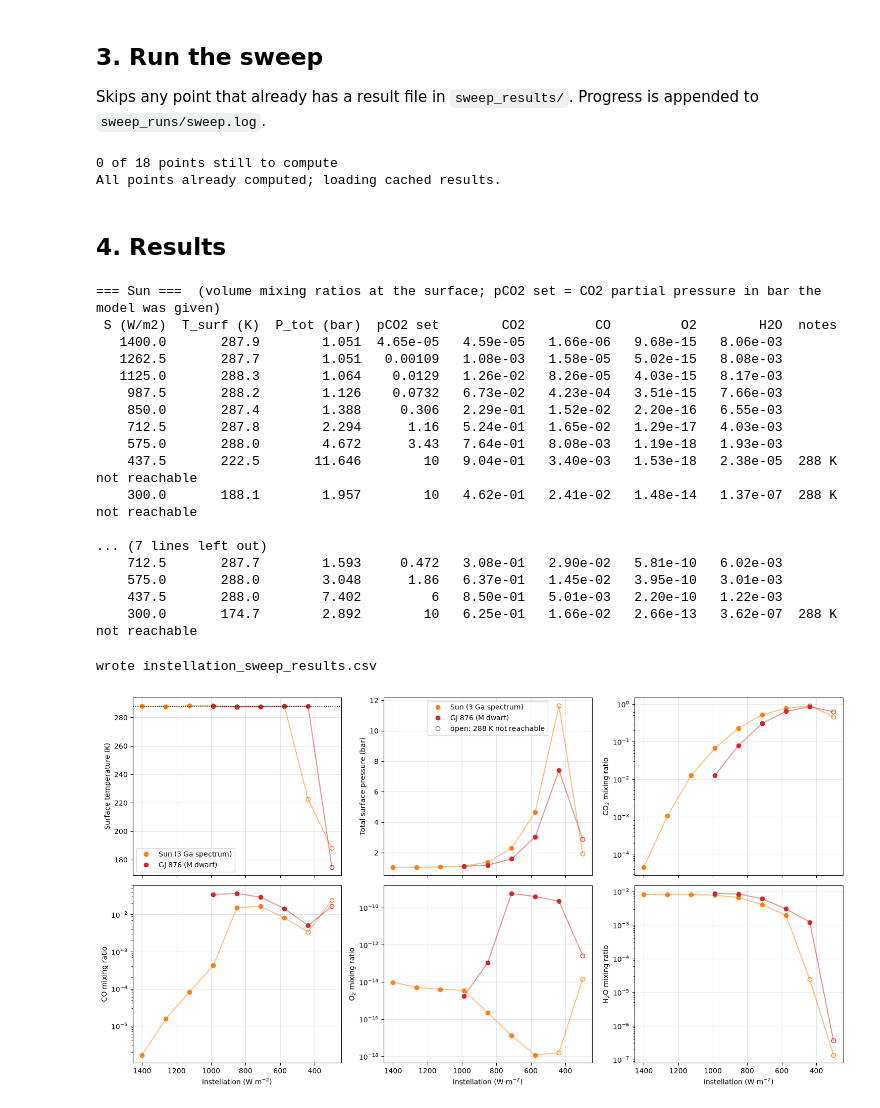
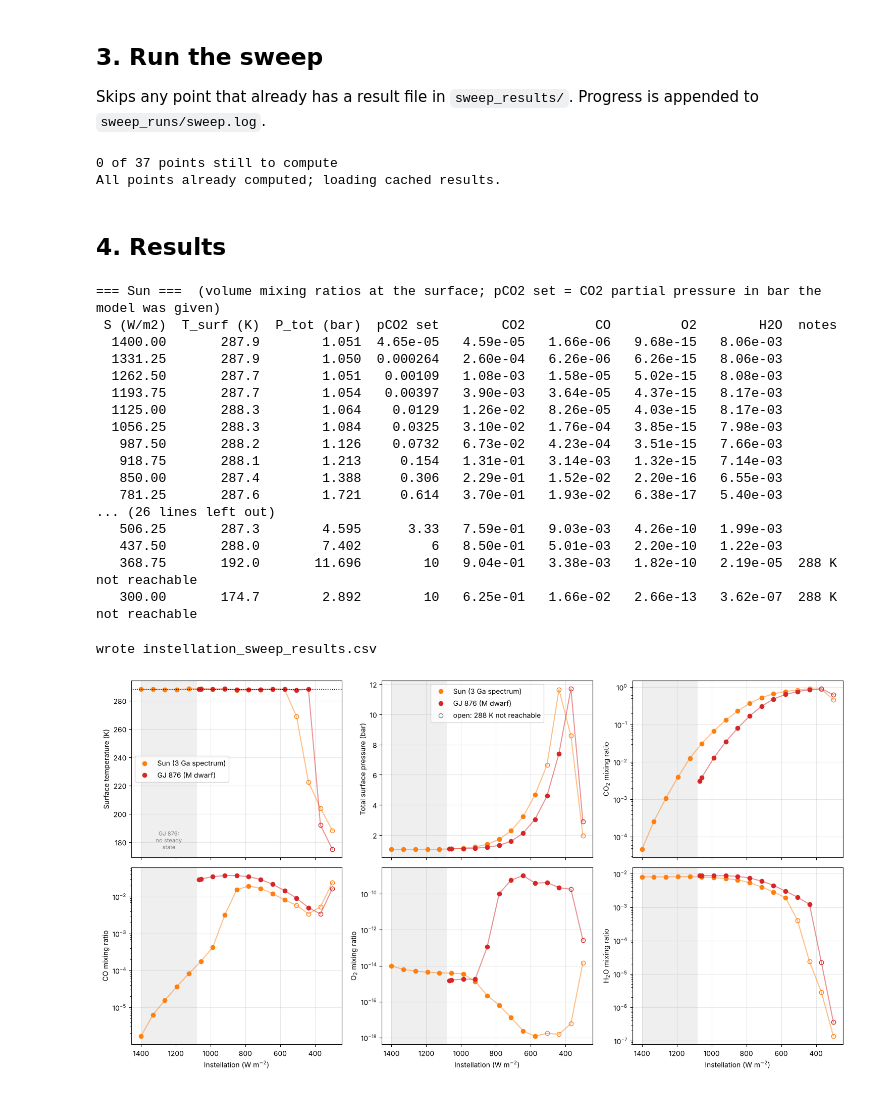
Before and after one commit to sonny-harman/hab-inhab, a Jupyter notebook: archean_instellation_sweep.ipynb, the cells around one changed output. Drawn from its saved outputs; the diff is of its cells as text; code cells hidden in the pictures.

```diff
--- a/archean_instellation_sweep.ipynb
+++ b/archean_instellation_sweep.ipynb
@@ -326,10 +330,11 @@ if "GJ876" in stars_to_run:
 
 Skips any point that already has a result file in `sweep_results/`. Progress is appended to `sweep_runs/sweep.log`.
 # %%
-jobs = [(star, float(S), workdir, results_dir) for star in stars_to_run for S in S_values
+all_points = [(star, S) for star in stars_to_run for S in S_list(star)]
+jobs = [(star, S, workdir, results_dir) for star, S in all_points
         if not os.path.exists(f"{results_dir}/{star}_S{S:.1f}.json")]
 jobs.sort(key=lambda j: -j[1])                  # high instellation (fast) first
-print(f"{len(jobs)} of {len(stars_to_run) * len(S_values)} points still to compute")
+print(f"{len(jobs)} of {len(all_points)} points still to compute")
 
 if jobs:
     t0 = time.time()
@@ -340,7 +345,7 @@ if jobs:
 else:
     print("All points already computed; loading cached results.")
 # %% [output]
-0 of 18 points still to compute
+0 of 37 points still to compute
 All points already computed; loading cached results.
 # %% [markdown]
 ## 4. Results
@@ -371,29 +376,29 @@ for star in stars_to_run:
     print(header)
     for r in results[star]:
         if runaway(r):
-            print(f"{r['S_Wm2']:9.1f} {'--':>11} {'--':>12} {r['pCO2_bar']:9.3g} {'--':>10} {'--':>10} {'--':>10} {'--':>10}  {flag(r)}")
+            print(f"{r['S_Wm2']:9.2f} {'--':>11} {'--':>12} {r['pCO2_bar']:9.3g} {'--':>10} {'--':>10} {'--':>10} {'--':>10}  {flag(r)}")
             continue
         v = r["vmr"]
-        print(f"{r['S_Wm2']:9.1f} {r['T_surf_K']:11.1f} {r['P_total_bar']:12.3f} {r['pCO2_bar']:9.3g} {v['CO2']:10.2e} "
+        print(f"{r['S_Wm2']:9.2f} {r['T_surf_K']:11.1f} {r['P_total_bar']:12.3f} {r['pCO2_bar']:9.3g} {v['CO2']:10.2e} "
               f"{v['CO']:10.2e} {v['O2']:10.2e} {v['H2O']:10.2e}  {flag(r)}")
 # %% [output]
 === Sun ===  (volume mixing ratios at the surface; pCO2 set = CO2 partial pressure in bar the model was given)
  S (W/m2)  T_surf (K)  P_tot (bar)  pCO2 set        CO2         CO         O2        H2O  notes
-   1400.0       287.9        1.051  4.65e-05   4.59e-05   1.66e-06   9.68e-15   8.06e-03
-   1262.5       287.7        1.051   0.00109   1.08e-03   1.58e-05   5.02e-15   8.08e-03
-   1125.0       288.3        1.064    0.0129   1.26e-02   8.26e-05   4.03e-15   8.17e-03
-    987.5       288.2        1.126    0.0732   6.73e-02   4.23e-04   3.51e-15   7.66e-03
-    850.0       287.4        1.388     0.306   2.29e-01   1.52e-02   2.20e-16   6.55e-03
-    712.5       287.8        2.294      1.16   5.24e-01   1.65e-02   1.29e-17   4.03e-03
-    575.0       288.0        4.672      3.43   7.64e-01   8.08e-03   1.19e-18   1.93e-03
-    437.5       222.5       11.646        10   9.04e-01   3.40e-03   1.53e-18   2.38e-05  288 K not reachable
-    300.0       188.1        1.957        10   4.62e-01   2.41e-02   1.48e-14   1.37e-07  288 K not reachable
-
-... (7 lines left out)
-    712.5       287.7        1.593     0.472   3.08e-01   2.90e-02   5.81e-10   6.02e-03
-    575.0       288.0        3.048      1.86   6.37e-01   1.45e-02   3.95e-10   3.01e-03
-    437.5       288.0        7.402         6   8.50e-01   5.01e-03   2.20e-10   1.22e-03
-    300.0       174.7        2.892        10   6.25e-01   1.66e-02   2.66e-13   3.62e-07  288 K not reachable
+  1400.00       287.9        1.051  4.65e-05   4.59e-05   1.66e-06   9.68e-15   8.06e-03
+  1331.25       287.9        1.050  0.000264   2.60e-04   6.26e-06   6.26e-15   8.06e-03
+  1262.50       287.7        1.051   0.00109   1.08e-03   1.58e-05   5.02e-15   8.08e-03
+  1193.75       287.7        1.054   0.00397   3.90e-03   3.64e-05   4.37e-15   8.17e-03
+  1125.00       288.3        1.064    0.0129   1.26e-02   8.26e-05   4.03e-15   8.17e-03
+  1056.25       288.3        1.084    0.0325   3.10e-02   1.76e-04   3.85e-15   7.98e-03
+   987.50       288.2        1.126    0.0732   6.73e-02   4.23e-04   3.51e-15   7.66e-03
+   918.75       288.1        1.213     0.154   1.31e-01   3.14e-03   1.32e-15   7.14e-03
+   850.00       287.4        1.388     0.306   2.29e-01   1.52e-02   2.20e-16   6.55e-03
+   781.25       287.6        1.721     0.614   3.70e-01   1.93e-02   6.38e-17   5.40e-03
+... (26 lines left out)
+   506.25       287.3        4.595      3.33   7.59e-01   9.03e-03   4.26e-10   1.99e-03
+   437.50       288.0        7.402         6   8.50e-01   5.01e-03   2.20e-10   1.22e-03
+   368.75       192.0       11.696        10   9.04e-01   3.38e-03   1.82e-10   2.19e-05  288 K not reachable
+   300.00       174.7        2.892        10   6.25e-01   1.66e-02   2.66e-13   3.62e-07  288 K not reachable
 # %%
 # Also save a flat table next to the notebook
 import csv
@@ -416,34 +421,43 @@ wrote instellation_sweep_results.csv
 # %%
 colors = {"Sun": "C1", "GJ876": "C3"}
 labels = {"Sun": "Sun (3 Ga spectrum)", "GJ876": "GJ 876 (M dwarf)"}
 panels = [("T_surf_K", "Surface temperature (K)", False),
           ("P_total_bar", "Total surface pressure (bar)", False),
           ("CO2", "CO$_2$ mixing ratio", True),
           ("CO", "CO mixing ratio", True),
           ("O2", "O$_2$ mixing ratio", True),
           ("H2O", "H$_2$O mixing ratio", True)]
 
 fig, axes = plt.subplots(2, 3, figsize=(15, 8), sharex=True)
 for ax, (key, ylabel, log) in zip(axes.flat, panels):
     for star in stars_to_run:
         rs = [r for r in results[star] if not runaway(r)]      # runaway points have no steady state
         if not rs: continue
         S = np.array([r["S_Wm2"] for r in rs])
         y = np.array([r[key] if key in r else r["vmr"][key] for r in rs])
         ok = np.array([r["target_status"] == "ok" for r in rs])
         ax.plot(S, y, "-", color=colors[star], alpha=0.5)
         ax.plot(S[ok], y[ok], "o", color=colors[star], label=labels[star])
         ax.plot(S[~ok], y[~ok], "o", mfc="none", color=colors[star])   # open = 288 K not reachable
     if log: ax.set_yscale("log")
     ax.set_ylabel(ylabel); ax.grid(alpha=0.3)
     if key == "T_surf_K": ax.axhline(288, color="k", ls=":", lw=1)
 for ax in axes[1]: ax.set_xlabel("Instellation (W m$^{-2}$)")
 axes[0, 0].legend()
 axes[0, 1].plot([], [], "o", mfc="none", color="gray", label="open: 288 K not reachable"); axes[0, 1].legend(loc="upper center")
+# Shade the instellations where GJ 876 has no steady state (from the first runaway down to the steady points)
+ru = [r["S_Wm2"] for r in results.get("GJ876", []) if runaway(r)]
+ok = [r["S_Wm2"] for r in results.get("GJ876", []) if not runaway(r)]
+if ru and ok:
+    edge = min(ru)
+    for ax in axes.flat:
+        ax.axvspan(edge, max(ru), color="gray", alpha=0.12, lw=0)
+    axes[0, 0].text(0.5 * (edge + max(ru)), 0.04, "GJ 876:\nno steady\nstate", transform=axes[0, 0].get_xaxis_transform(),
+                    ha="center", va="bottom", fontsize=8, color="gray")
 axes[0, 0].invert_xaxis()
 plt.tight_layout(); plt.show()
 # %% [output]
-[figure, old version]
+[figure, new version]
 # %% [markdown]
 ### Reading the results
 
```
Also changed, not shown: parts of 3 cells of this notebook, 20 other files.
